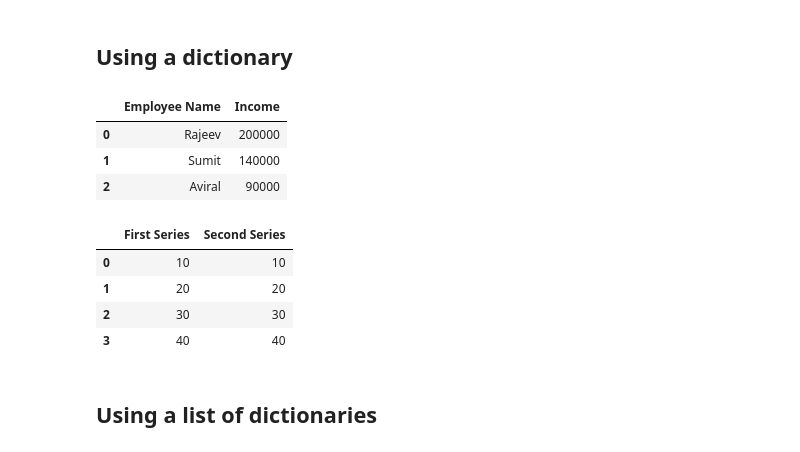
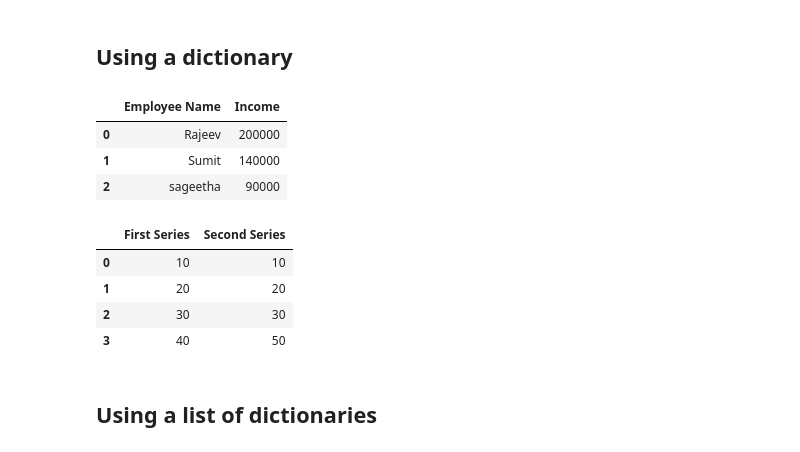
Before and after one commit to laxmanclinilaunch-hub/Python-7-8-, a Jupyter notebook: 2.EDA/Introduction_to_Pandas.ipynb, the cells around one changed output. Saved outputs shown, nothing was run; the diff lists cells and outputs as text; code cells hidden in the pictures.

```diff
--- a/2.EDA/Introduction_to_Pandas.ipynb
+++ b/2.EDA/Introduction_to_Pandas.ipynb
@@ -143,22 +145,22 @@ df
 ## Using a dictionary
 # %%
 # Store the data in a dictionary
-employee_dict = {'Employee Name':['Rajeev', 'Sumit', 'Aviral'], 'Income':[200000, 140000, 90000]}
+employee_dict = {'Employee Name':['Rajeev', 'Sumit', 'sageetha'], 'Income':[200000, 140000, 90000]}
 
 # Create DataFrame
 employee_df = pd.DataFrame(employee_dict)
 
 # Print the dataframe
 employee_df
 # %% [output]
 |  | Employee Name | Income |
 | 0 | Rajeev | 200000 |
 | 1 | Sumit | 140000 |
-| 2 | Aviral | 90000 |
+| 2 | sageetha | 90000 |
 # %%
 # Store the data in a dictionary
 series_dict = {'First Series' : pd.Series([10, 20, 30, 40]),
-              'Second Series' : pd.Series([10, 20, 30, 40])}
+              'Second Series' : pd.Series([10, 20, 30, 50])}
 
 # Create the Dataframe using the dictionary
 df = pd.DataFrame(series_dict)
@@ -170,7 +172,7 @@ df
 | 0 | 10 | 10 |
 | 1 | 20 | 20 |
 | 2 | 30 | 30 |
-| 3 | 40 | 40 |
+| 3 | 40 | 50 |
 # %% [markdown]
 ## Using a list of dictionaries
 # %%
```
Also changed, not shown: parts of 13 cells of this notebook.
